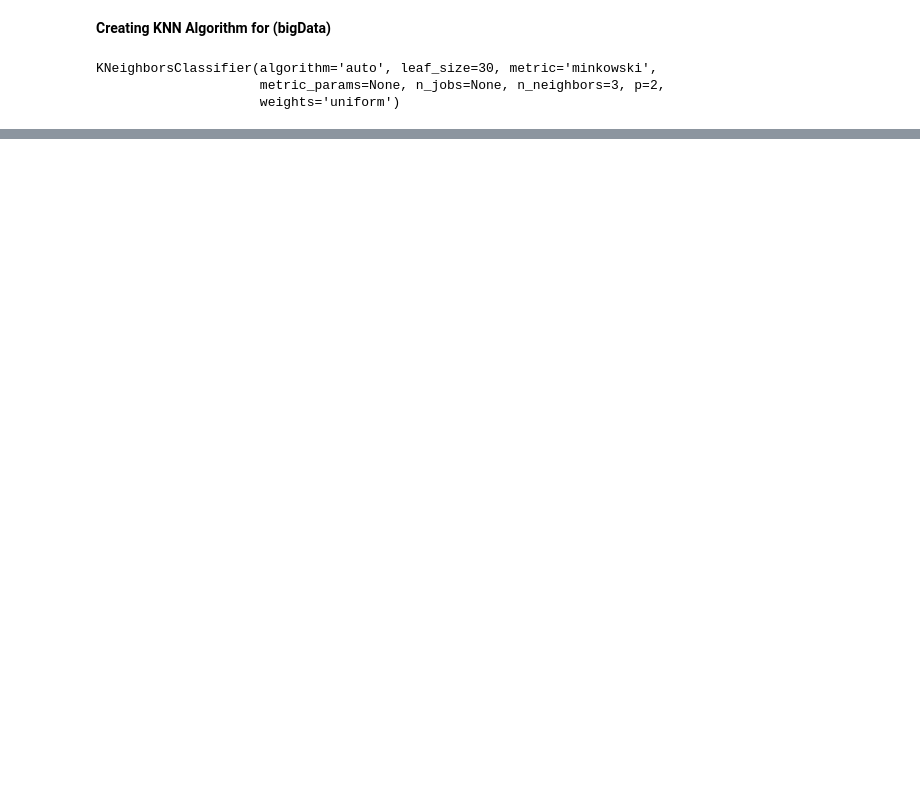
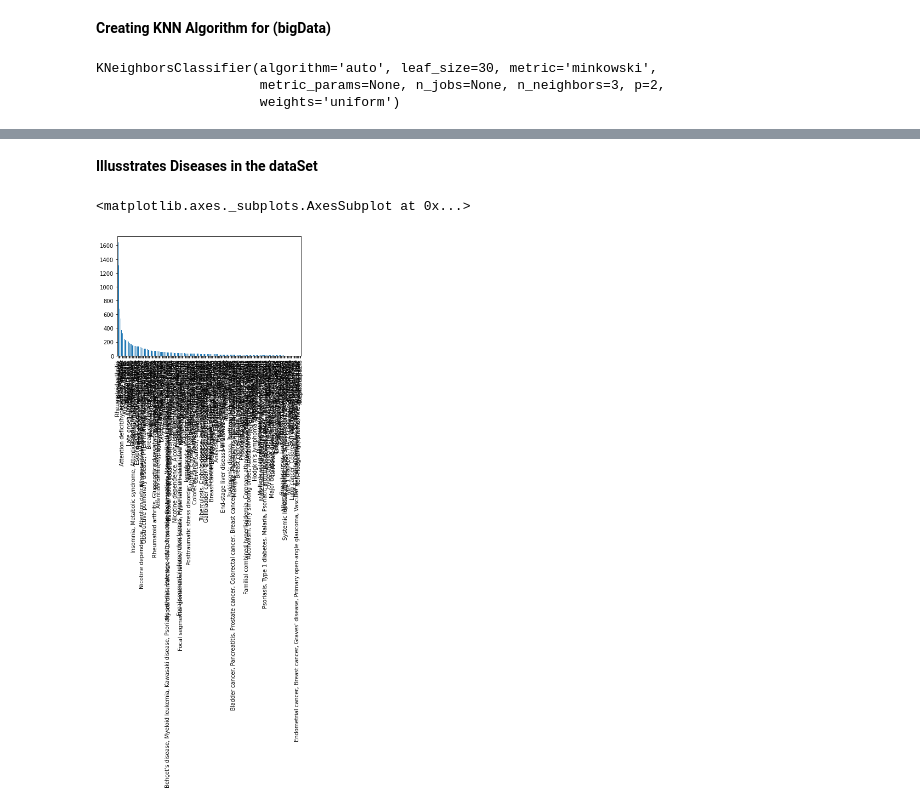
Before and after one commit to YoussifAssem/Genatac, a Jupyter notebook: E-Genetics/Genetics.ipynb, the cells around one changed output, grey strips where cells are left out. Saved outputs shown, nothing was run; the diff lists cells and outputs as text; code cells hidden in the pictures; blank space fills up the shorter version.

```diff
--- a/E-Genetics/Genetics.ipynb
+++ b/E-Genetics/Genetics.ipynb
@@ -390,0 +408,3 @@ KNeighborsClassifier(algorithm='auto', leaf_size=30, metric='minkowski',
+# %%
+dis = pd.read_csv('drive/MyDrive/graduation/diseases.csv')
+dis.head()
@@ -390,0 +418,7 @@ KNeighborsClassifier(algorithm='auto', leaf_size=30, metric='minkowski',
+# %% [markdown]
+**Illusstrates Diseases in the dataSet**
+# %%
+dis['diseases'].value_counts().plot.bar()
+# %% [output]
+<matplotlib.axes._subplots.AxesSubplot at 0x...>
+[figure, added]
```
Also changed, not shown: parts of 32 cells of this notebook.
